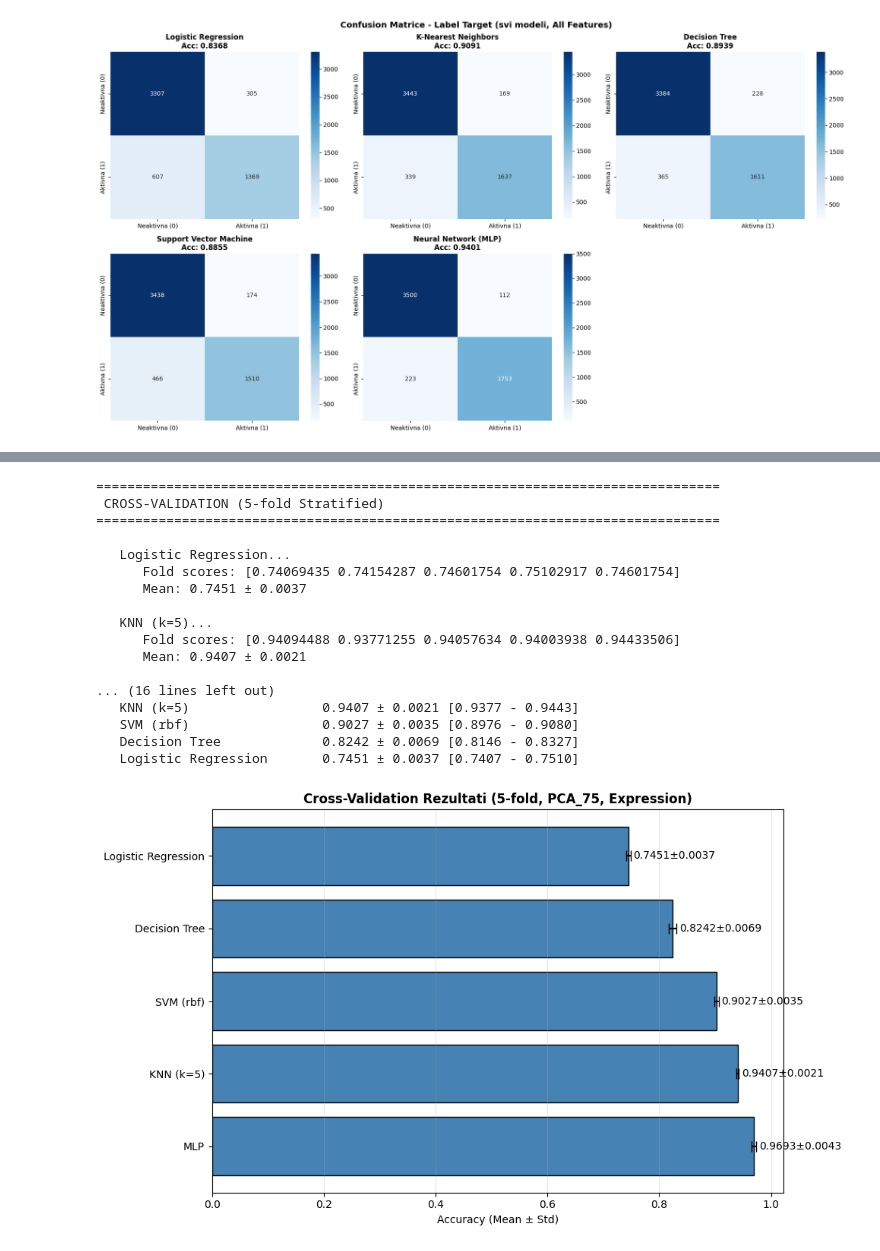
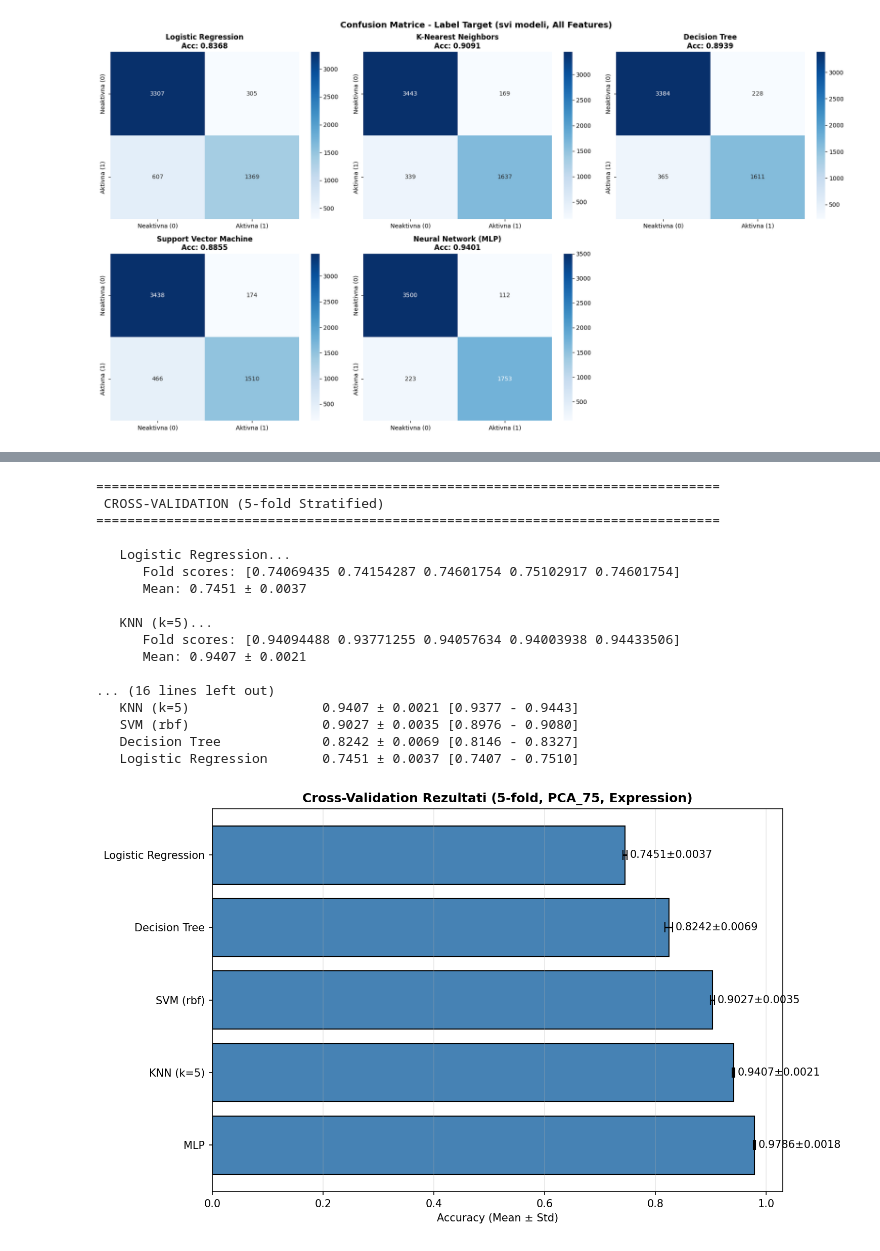
Before and after one commit to ZarijaTrtovic/Grammatical-Facial-Expressions---Classification, a Jupyter notebook: notebooks/facial_expressions.ipynb, the cells around one changed output, grey strips where cells are left out. Drawn from its saved outputs; the diff is of its cells as text; code cells hidden in the pictures.

```diff
--- a/notebooks/facial_expressions.ipynb
+++ b/notebooks/facial_expressions.ipynb
@@ -566,11 +566,15 @@ plt.tight_layout()
 plt.savefig('kbest_experiment.png', dpi=150, bbox_inches='tight')
 plt.show()
 
-best_kbest = df_kbest_results.loc[df_kbest_results['Accuracy'].idxmax()]
-optimal_k_best = int(best_kbest['k'])
-print(f"\n OPTIMALAN SelectKBest:")
+# Iako k=150 daje najveci accuracy u eksperimentu, biramo k=100 jer
+# daje vrlo slicne rezultate uz 50 manje feature-a (bolji trade-off
+# izmedju performansi i kompleksnosti modela).
+optimal_k_best = 100
+chosen_results = df_kbest_results[df_kbest_results['k'] == optimal_k_best]
+best_kbest = chosen_results.loc[chosen_results['Accuracy'].idxmax()]
+print(f"\n IZABRANI SelectKBest:")
 print(f"   k = {optimal_k_best}")
-print(f"   Model: {best_kbest['Model']}")
+print(f"   Najbolji model za k={optimal_k_best}: {best_kbest['Model']}")
 print(f"   Accuracy: {best_kbest['Accuracy']:.4f}")
 print(f"\n Koristićemo k={optimal_k_best} u daljem radu.")
 # %% [output]
@@ -1965,7 +1982,7 @@ cv_models = {
     'KNN (k=5)': KNeighborsClassifier(n_neighbors=5),
     'Decision Tree': DecisionTreeClassifier(max_depth=15, random_state=42),
     'SVM (rbf)': SVC(kernel='rbf', C=1.0, random_state=42),
-    'MLP': MLPClassifier(hidden_layer_sizes=(100, 50), activation='relu',
+    'MLP': MLPClassifier(hidden_layer_sizes=(200, 100, 50), activation='tanh',
                          max_iter=500, random_state=42)
 }
 
@@ -2010,34 +2027,34 @@ ax.barh(df_cv['Model'], df_cv['Mean_Accuracy'],
 ax.set_xlabel('Accuracy (Mean ± Std)')
 ax.set_title('Cross-Validation Rezultati (5-fold, PCA_75, Expression)', fontweight='bold')
 ax.grid(axis='x', alpha=0.3)
 
 for i, (_, row) in enumerate(df_cv.iterrows()):
     ax.text(row['Mean_Accuracy'] + row['Std_Accuracy'] + 0.005, i,
             f"{row['Mean_Accuracy']:.4f}±{row['Std_Accuracy']:.4f}",
             va='center', fontsize=10)
 
 plt.tight_layout()
 plt.savefig('cross_validation.png', dpi=150, bbox_inches='tight')
 plt.show()
 # %% [output]
 ================================================================================
  CROSS-VALIDATION (5-fold Stratified)
 ================================================================================
 
    Logistic Regression...
       Fold scores: [0.74069435 0.74154287 0.74601754 0.75102917 0.74601754]
       Mean: 0.7451 ± 0.0037
 
    KNN (k=5)...
       Fold scores: [0.94094488 0.93771255 0.94057634 0.94003938 0.94433506]
       Mean: 0.9407 ± 0.0021
 
 ... (16 lines left out)
    KNN (k=5)                 0.9407 ± 0.0021 [0.9377 - 0.9443]
    SVM (rbf)                 0.9027 ± 0.0035 [0.8976 - 0.9080]
    Decision Tree             0.8242 ± 0.0069 [0.8146 - 0.8327]
    Logistic Regression       0.7451 ± 0.0037 [0.7407 - 0.7510]
-[figure, old version]
+[figure, new version]
 # %%
 # ČUVANJE MODELA I OBJEKATA 34
 # ============================================================================
```
Also changed, not shown: parts of 10 cells of this notebook, 6 other files.
